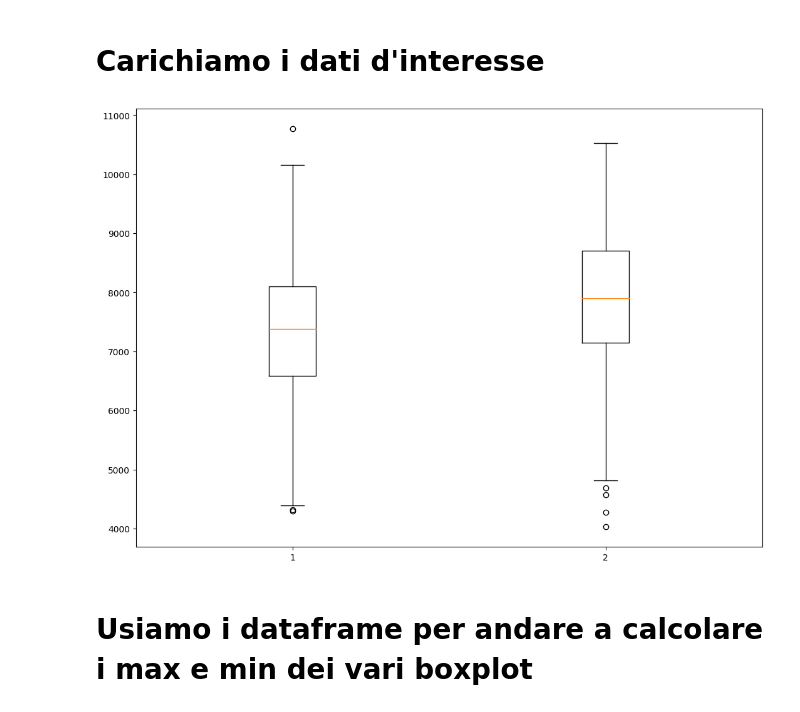
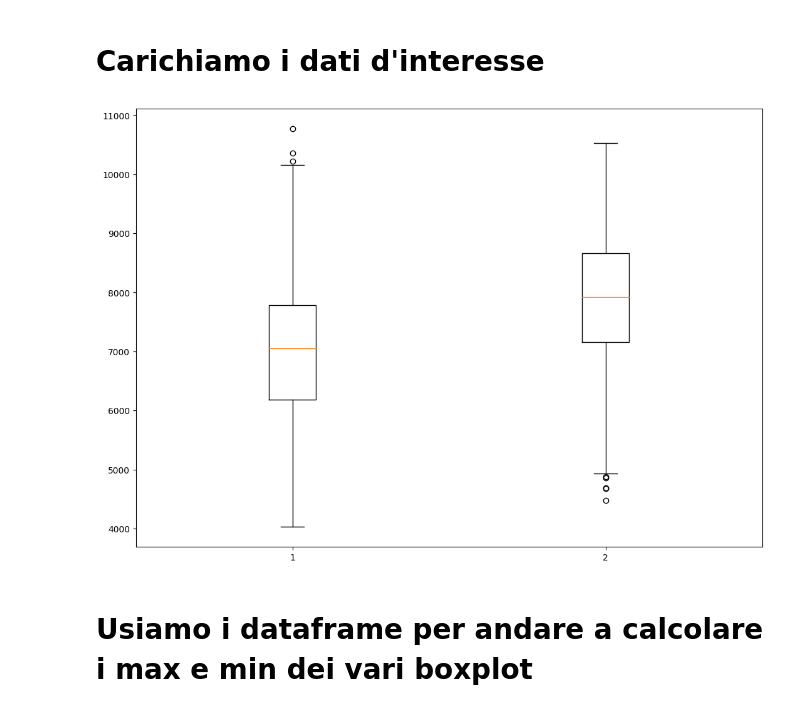
Before and after one commit to Simone-Scalella/BigDataProject, a Jupyter notebook: boxplot.ipynb, the cells around one changed output. Saved outputs shown, nothing was run; the diff lists cells and outputs as text; code cells hidden in the pictures.

Commit message:
fix plot differenze

```diff
--- a/boxplot.ipynb
+++ b/boxplot.ipynb
@@ -18,21 +18,22 @@ with open('./pickles/rese_total.pickle', 'rb') as handle:
 # %%
 fig = plt.figure(figsize =(10, 7))
 
 stampa = []
-
+xplot = 13
+yplot = 0
 for a in range(0,num_cluster):
-    stampa.append(rese_total[0,0,a])
+    stampa.append(rese_total[xplot,yplot,a])
 
 # Creating axes instance
 ax = fig.add_axes([0, 0, 1, 1])
 
 # Creating plot
 bp = ax.boxplot(stampa)
 
 # show plot
 plt.show()
 # %% [output]
-[figure, old version]
+[figure, new version]
 # %% [markdown]
 # Usiamo i dataframe per andare a calcolare i max e min dei vari boxplot
 # %%
```
Also changed, not shown: parts of 3 cells of this notebook.
